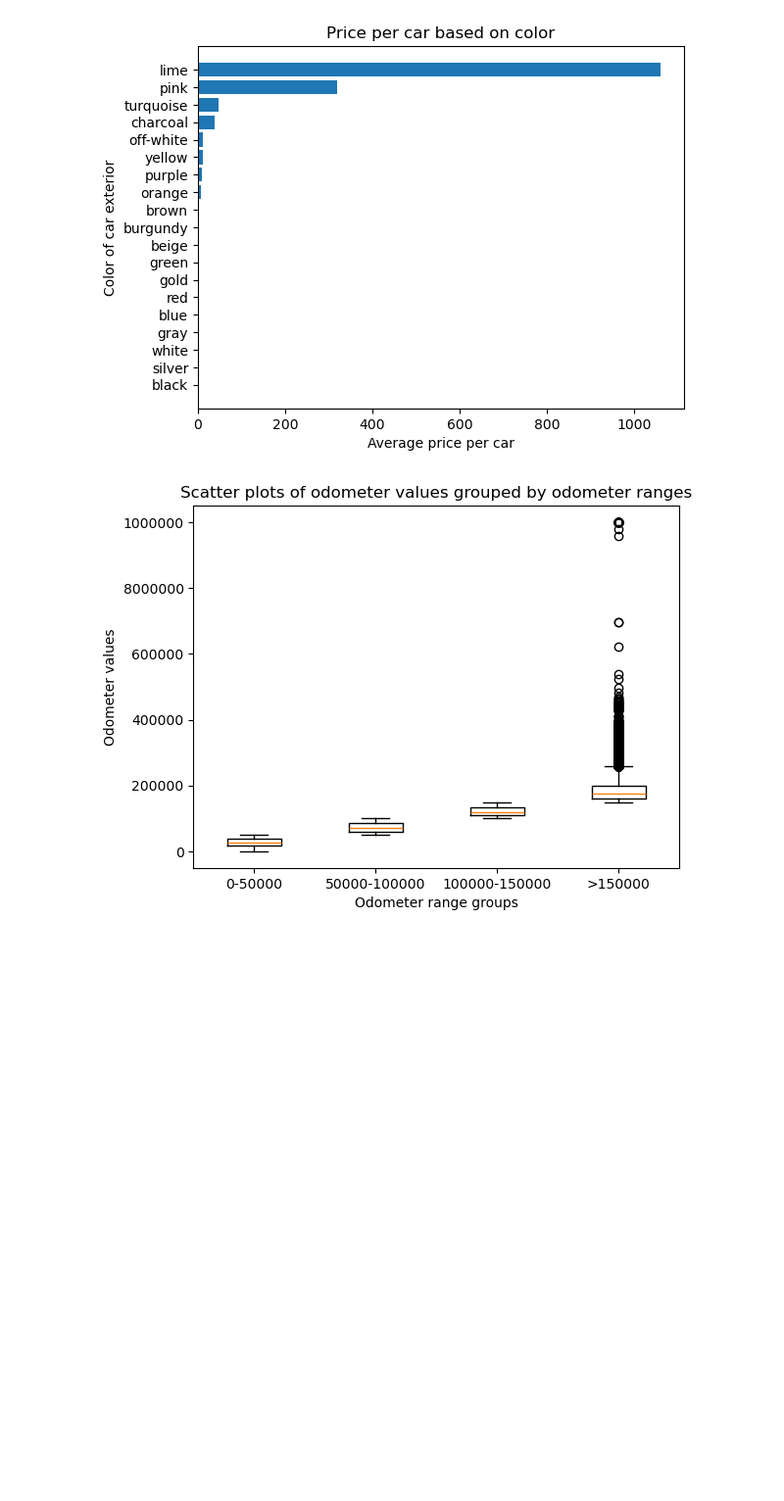
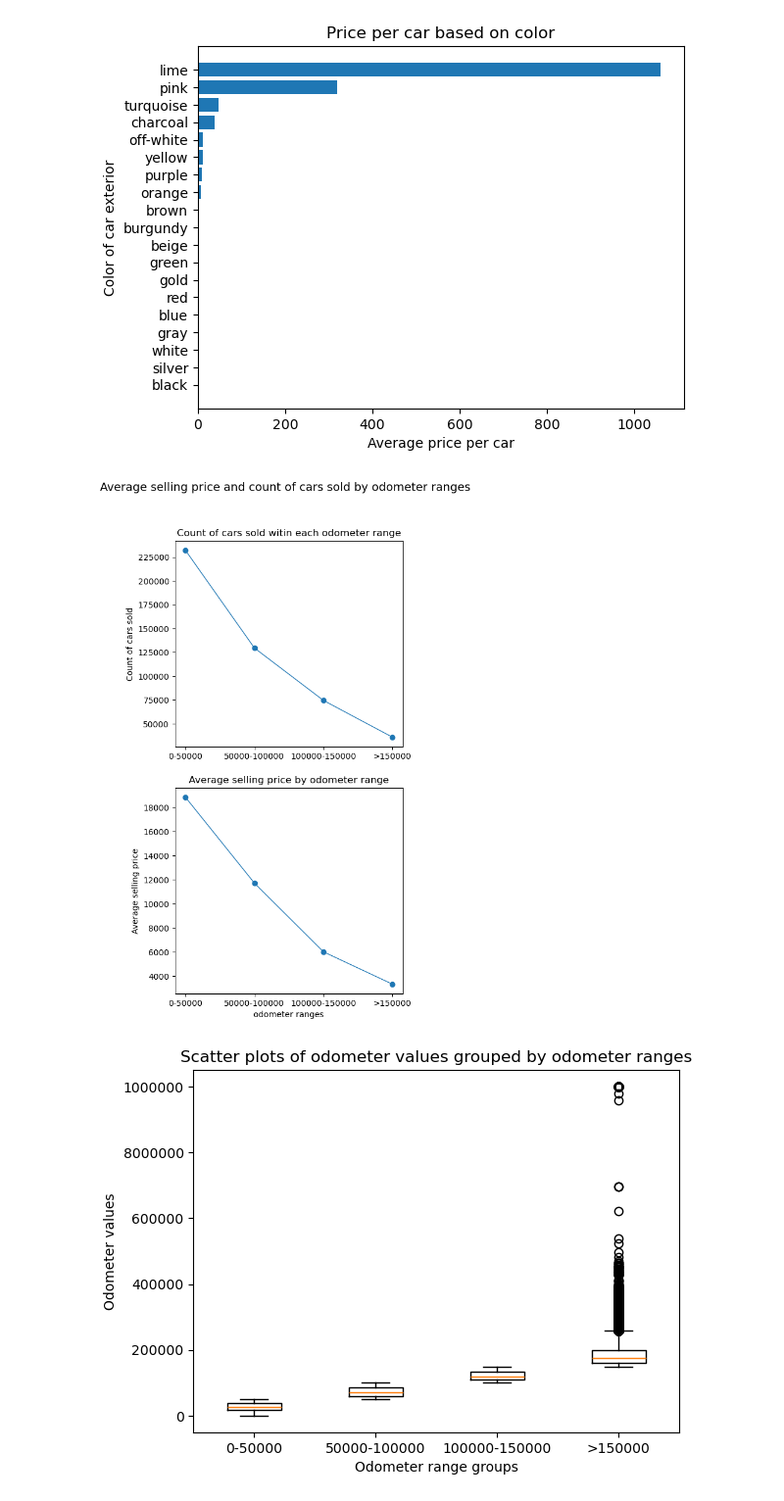
Before and after one commit to marsh52/project1, a Jupyter notebook: car_sales_analysis .ipynb, the cells around one changed output. Shown: that part at 98% size. Cells and saved outputs as stored; diff of their text form; code cells hidden in the pictures; blank space fills up the shorter version.

```diff
--- a/car_sales_analysis .ipynb
+++ b/car_sales_analysis .ipynb
@@ -234,6 +236,32 @@ for rng in odorange:
         rangelist.append(caron['odometer'])
 
 cabron =  cars_copy.loc[cars_copy["odometer"] >= 800000]
+# %%
+
+carbin_mean = cars_copy.groupby('odometer ranges')[['sellingprice']].mean().reset_index()
+carbin_mean
+
+fig, ax = plt.subplots(2, 1, figsize= (5,10))
+
+fig.suptitle("Average selling price and count of cars sold by odometer ranges", fontsize = 14)
+
+
+ax[1].plot(carbin_mean['odometer ranges'], carbin_mean['sellingprice'], linewidth = 1,  marker= "o")
+ax[1].set_xlabel("odometer ranges")
+ax[1].set_ylabel("Average selling price")
+ax[1].set_title("Average selling price by odometer range")
+
+
+
+ax[0].plot(carbin_mean['odometer ranges'], ranges_data['odometer'], linewidth = 1, marker="o")
+# ax[0].set_xlabel("odomter ranges")
+ax[0].set_ylabel("Count of cars sold")
+ax[0].set_title("Count of cars sold witin each odometer range")
+
+plt.savefig('Output/linegraphodometers')
+plt.show()
+# %% [output]
+[figure, added]
 # %%
 plt.boxplot(rangelist)
 plt.title("Scatter plots of odometer values grouped by odometer ranges")
```
Also changed, not shown: parts of 3 cells of this notebook, 1 other file.
